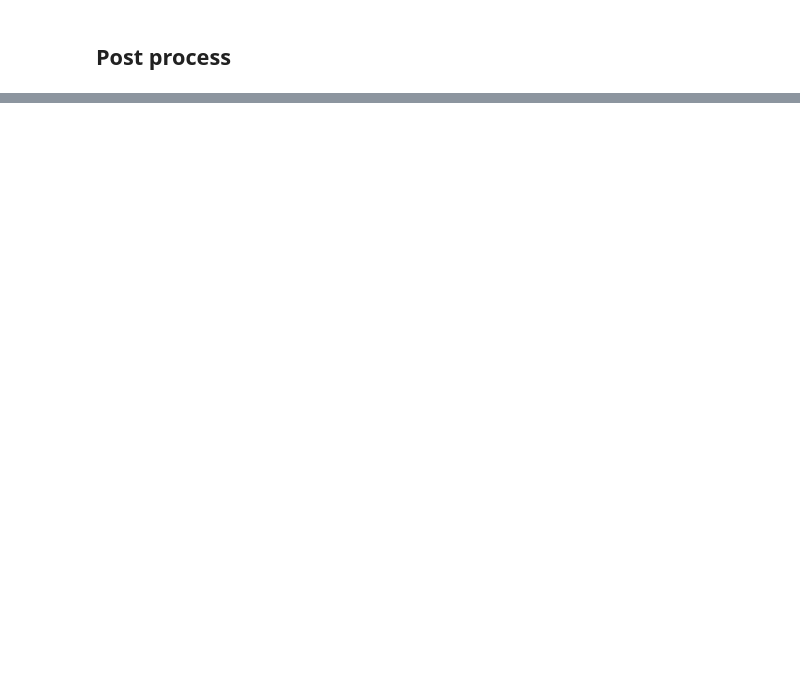
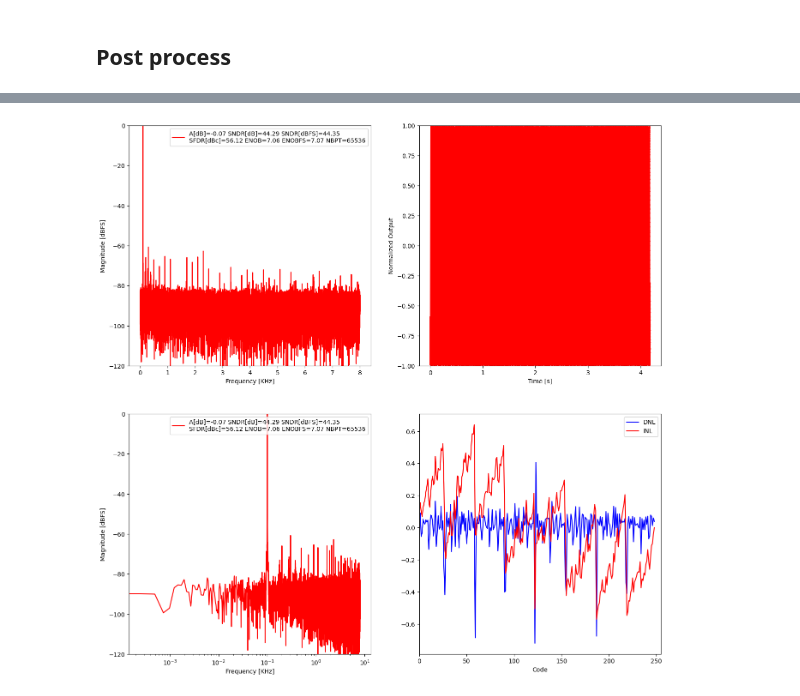
Before and after one commit to wulffern/tt06-sar, a Jupyter notebook: meas/measure.ipynb, the cells around one changed output, grey strips where cells are left out. Cells and saved outputs as stored; diff of their text form; code cells hidden in the pictures; blank space fills up the shorter version.

```diff
--- a/meas/measure.ipynb
+++ b/meas/measure.ipynb
@@ -85,0 +88,10 @@ def captureAnalyzer():
+# %%
+nbpt = 2**16
+fs = 16e3
+fin = 0.1e3
+fbin = int(fin/fs*nbpt)
+if(fbin % 2 == 0):
+    fbin = fbin + 1
+fin = fbin*fs/nbpt
+duration = nbpt/fs
+print(fin,fbin,fs,nbpt,duration)
@@ -85,0 +100,9 @@ def captureAnalyzer():
+# %%
+from threading import Thread
+volume = 0.438
+print("Starting Audio")
+t = Thread(target=startAudioStream, args=[nbpt,fs,fin,volume,duration])
+t.start()
+#time.sleep(1)
+print("Capture")
+fcapture = captureAnalyzer(nbpt,fs,fin,volume,duration)
@@ -95,15 +122,49 @@ def toTwosComplement(data):
 def paramToStr(data):
     return "A[dB]=%.2f SNDR[dB]=%.2f SNDR[dBFS]=%.2f\nSFDR[dBc]=%.2f ENOB=%.2f ENOBFS=%.2f NBPT=%d" %(data["amp"],data["sndr"],data["sndrfs"],data["sfdr"],data["enob"],data["enobfs"],data["nbpt"])
 
-def plotFFT(fcapture):
+def inlDnl(y):
+
+    # Adapted from Boris Murmann, 2002, inldnl matlab script
+
+
+    # histogram boundaries
+    minbin=min(y)
+    maxbin=max(y)
+    numbins=maxbin-minbin+1
+
+    # histogram
+    h= np.histogram(y, bins=numbins, range=(minbin,maxbin))[0]
+    # cumulative histogram
+    ch= np.cumsum(h)
+
+    # transition levels
+    T = -np.cos(np.pi*ch/sum(h))
+
+    #linearized histogram
+    hlin = T[2:] - T[1:len(T)-1]
+
+    # truncate at least first and last bin, more if input did not clip ADC
+    trunc=2;
+    hlin_trunc = hlin[1+trunc:len(hlin)-trunc]
+
+    # calculate lsb size and dnl
+    lsb= np.sum(hlin_trunc) / (len(hlin_trunc))
+    dnl= [0] + hlin_trunc/lsb-1
+    #misscodes = length(find(dnl<-0.9));
+
+    # calculate inl
+    inl= np.cumsum(dnl)
+    return dnl,inl
+
+
+def plotFFT(fcapture,fs):
     df4 = pd.read_csv(fcapture)
-    fs = 200e3
     df4["val"] = df4["Value"].apply(toTwosComplement)
     df4["time"] = df4["Time [s]"]
     df4.set_index("time",inplace=True)
     df4.index = pd.to_datetime(df4.index,unit='s')
 
-    fig,ax = plt.subplots(1,2,figsize=(16,9))
+    fig,ax = plt.subplots(2,2,figsize=(16,16))
     scc = cs.SimCalc()
     y = df4["val"]/128
     print("STD",df4["val"].std())
@@ -111,17 +172,36 @@ def plotFFT(fcapture):
     (data,ydB)   = scc.fftWithHanning(y.to_numpy())
     f = np.linspace(0,0.5,num=int(len(ydB)))*fs/1e3
     #ax[0].semilogx(f,ydB,label=paramToStr(data),color="red")
-    ax[0].plot(f,ydB,label=paramToStr(data),color="red")
+    ax[1][0].semilogx(f,ydB,label=paramToStr(data),color="red")
+    ax[1][0].set_ylabel("Magnitude [dBFS]")
+    ax[1][0].set_xlabel("Frequency [KHz]")
+    ax[1][0].set_ylim(-120,0)
+    ax[1][0].legend()
+    ax[0][0].plot(f,ydB,label=paramToStr(data),color="red")
+    ax[0][0].set_ylabel("Magnitude [dBFS]")
+    ax[0][0].set_xlabel("Frequency [KHz]")
+    ax[0][0].set_ylim(-120,0)
+    ax[0][0].legend()
     t = np.linspace(0,len(y),num=len(y))/fs
-    ax[1].plot(t,y,marker=".",linestyle="",color="red",markersize=1)
-    ax[1].set_ylim(1,-1)
-    ax[1].set_ylabel("Normalized Output")
-    ax[1].set_xlabel("Time [s]")
-    ax[0].set_ylabel("Magnitude [dBFS]")
-    ax[0].set_xlabel("Frequency [KHz]")
-    ax[0].set_ylim(-120,0)
-    ax[0].legend()
-    ax[1].set_xlim(0,0.1)
+    ax[0][1].plot(t,y,marker=".",linestyle="-",color="red",markersize=1)
+    ax[0][1].set_ylim(-1,1)
+    ax[0][1].set_ylabel("Normalized Output")
+    ax[0][1].set_xlabel("Time [s]")
+    #ax[1][1].hist(y,bins=256)
+    (dnl,inl)= inlDnl(df4["val"])
+    ax[1][1].plot(dnl,label="DNL",color="blue")
+    ax[1][1].plot(inl,label="INL",color="red")
+    ax[1][1].legend()
+    #ax[1][1].set_ylabel("DNL")
+    ax[1][1].set_xlabel("Code")
+    #ax[1][1].set_ylim(,0.5)
+    ax[1][1].set_xlim(0,255)
+
+    #ax[1].set_ylim(-0.25,0.25)
+    #ax[1].set_xlim(0.0005,0.001)
+    #ax[1].set_xlim(0.1,0.2)
     plt.savefig(fcapture.replace(".csv",".png"))
     plt.show()
     plt.tight_layout()
+plotFFT(fcapture,fs)
+# %% [output]
@@ -127,0 +210 @@ def plotFFT(fcapture):
+[figure, added]
```
Also changed, not shown: parts of 9 cells of this notebook.
